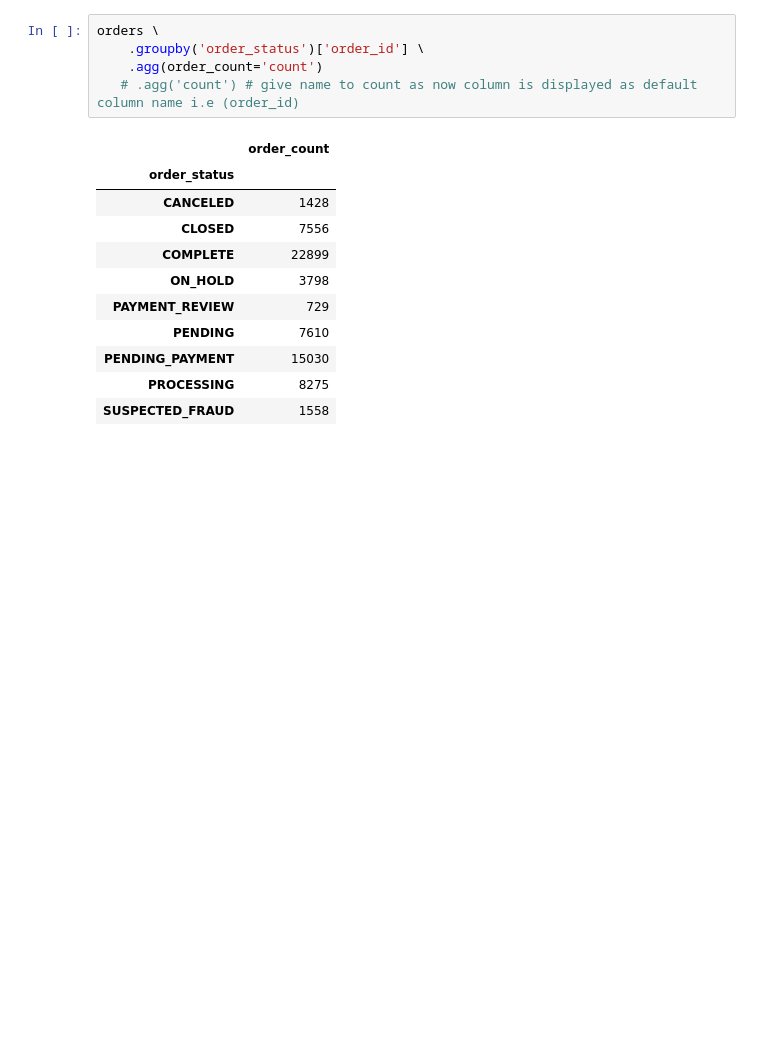
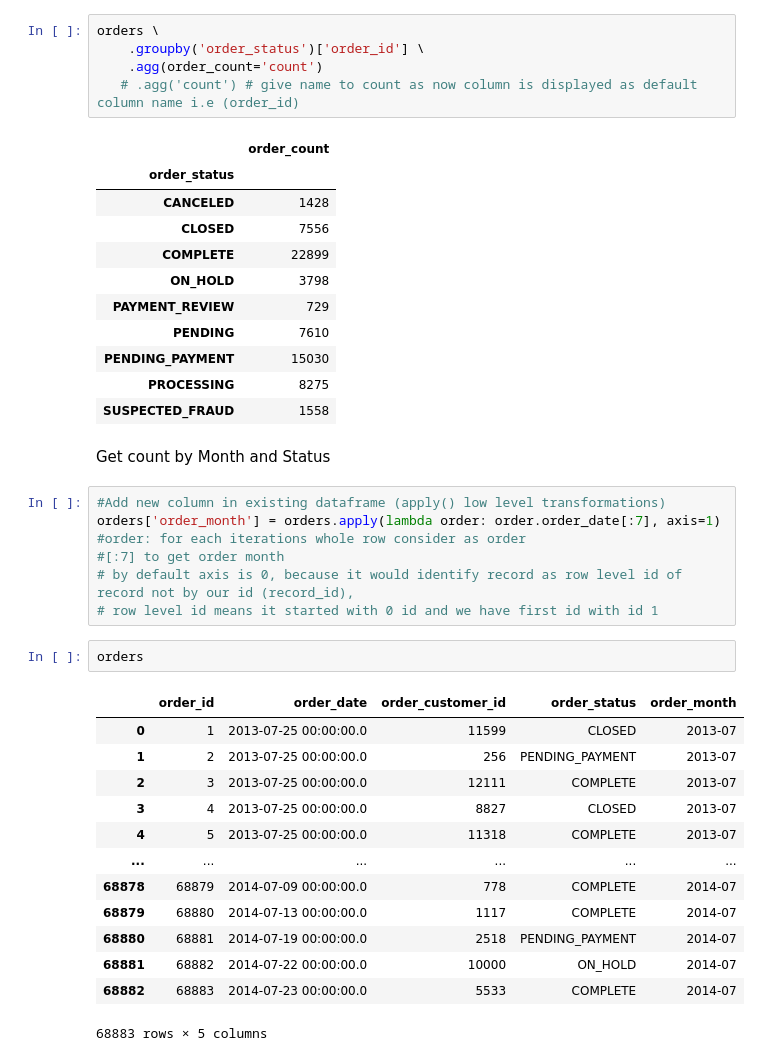
Before and after one commit to usamamirza1234/Pandas-For-Data-Processing, a Jupyter notebook: data_processing.ipynb, the cells around one changed output. Drawn from its saved outputs; the diff is of its cells as text; blank space fills up the shorter version.

Commit message:
Get count by Month and Status using dataframe  apis

```diff
--- a/data_processing.ipynb
+++ b/data_processing.ipynb
@@ -128,3 +128,28 @@ orders \
 | PENDING_PAYMENT | 15030 |
 | PROCESSING | 8275 |
 | SUSPECTED_FRAUD | 1558 |
+# %% [markdown]
+Get count by Month and Status
+# %%
+#Add new column in existing dataframe (apply() low level transformations)
+orders['order_month'] = orders.apply(lambda order: order.order_date[:7], axis=1)
+#order: for each iterations whole row consider as order
+#[:7] to get order month
+# by default axis is 0, because it would identify record as row level id of record not by our id (record_id),
+# row level id means it started with 0 id and we have first id with id 1
+# %%
+orders
+# %% [output]
+|  | order_id | order_date | order_customer_id | order_status | order_month |
+| 0 | 1 | 2013-07-25 00:00:00.0 | 11599 | CLOSED | 2013-07 |
+| 1 | 2 | 2013-07-25 00:00:00.0 | 256 | PENDING_PAYMENT | 2013-07 |
+| 2 | 3 | 2013-07-25 00:00:00.0 | 12111 | COMPLETE | 2013-07 |
+| 3 | 4 | 2013-07-25 00:00:00.0 | 8827 | CLOSED | 2013-07 |
+| 4 | 5 | 2013-07-25 00:00:00.0 | 11318 | COMPLETE | 2013-07 |
+| ... | ... | ... | ... | ... | ... |
+| 68878 | 68879 | 2014-07-09 00:00:00.0 | 778 | COMPLETE | 2014-07 |
+| 68879 | 68880 | 2014-07-13 00:00:00.0 | 1117 | COMPLETE | 2014-07 |
+| 68880 | 68881 | 2014-07-19 00:00:00.0 | 2518 | PENDING_PAYMENT | 2014-07 |
+| 68881 | 68882 | 2014-07-22 00:00:00.0 | 10000 | ON_HOLD | 2014-07 |
+| 68882 | 68883 | 2014-07-23 00:00:00.0 | 5533 | COMPLETE | 2014-07 |
+68883 rows × 5 columns
```
Also changed, not shown: parts of 2 cells of this notebook.
